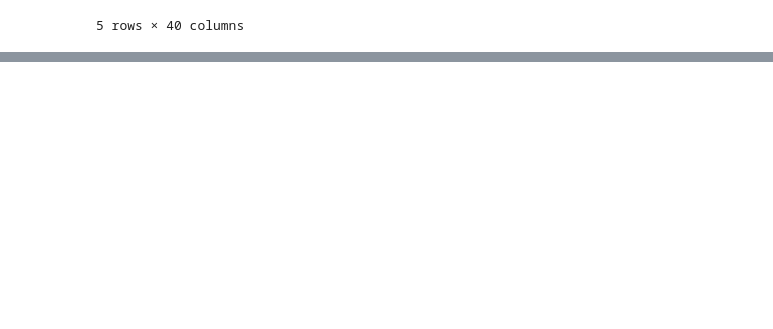
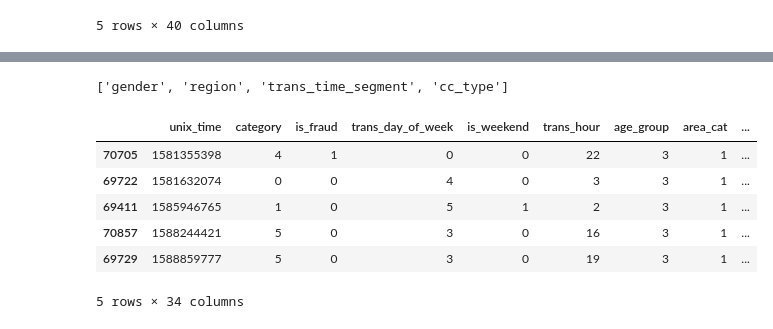
Before and after one commit to Myself-and-me/Credit_Card_Fraud_Detection, a Jupyter notebook: 04_ds18_ml-proj_feat-enginering.ipynb, the cells around one changed output, grey strips where cells are left out. Drawn from its saved outputs; the diff is of its cells as text; code cells hidden in the pictures; blank space fills up the shorter version.

```diff
--- a/04_ds18_ml-proj_feat-enginering.ipynb
+++ b/04_ds18_ml-proj_feat-enginering.ipynb
@@ -343,0 +413,13 @@ df_feat_eng.head()
+# %%
+# Extracted from columns
+'''
+'first', 'last',
+'street', 'city', 'state', 'zip' => geographical data,
+'lat', 'long', 'merch_lat', 'merch_long' => distance data
+'profile' => area urban|rural
+'age' => age group
+'''
+extracted_cols = ['city', 'state', 'zip', 'lat', 'long', 'merch_lat', 'merch_long', 'profile', 'age']
+# %%
+suggested_drop_cols = list(set(high_card_obj + identifier_cols + datetime_cols + redundant_cols + extracted_cols))
+suggested_drop_cols
@@ -343,0 +447,2 @@ df_feat_eng.head()
+# %%
+df_feat_eng = df_feat_eng.drop(columns=suggested_drop_cols)
@@ -343,0 +495,14 @@ df_feat_eng.head()
+# %%
+# Identify object columns with low cardinality suitable for one-hot encoding
+one_hot_candidates = [
+    col for col in df_feat_eng.columns
+    if df_feat_eng[col].dtype == 'object' and df_feat_eng[col].nunique() <= 10
+]
+
+# Create a summary of these columns with their unique value counts
+one_hot_summary = {
+    'column': one_hot_candidates,
+    'unique_values': [df_feat_eng[col].nunique() for col in one_hot_candidates]
+}
+
+pd.DataFrame(one_hot_summary).sort_values(by='unique_values', ascending=False)
@@ -343,0 +526,16 @@ df_feat_eng.head()
+# %%
+one_hot_candidates
+# %% [output]
+['gender', 'region', 'trans_time_segment', 'cc_type']
+# %%
+# Perform one-hot encoding
+df_feat_eng = pd.get_dummies(df_feat_eng, columns=one_hot_candidates, drop_first=False)
+df_feat_eng.head()
+# %% [output]
+|  | unix_time | category | is_fraud | trans_day_of_week | is_weekend | trans_hour | age_group | area_cat | ... |
+| 70705 | 1581355398 | 4 | 1 | 0 | 0 | 22 | 3 | 1 | ... |
+| 69722 | 1581632074 | 0 | 0 | 4 | 0 | 3 | 3 | 1 | ... |
+| 69411 | 1585946765 | 1 | 0 | 5 | 1 | 2 | 3 | 1 | ... |
+| 70857 | 1588244421 | 5 | 0 | 3 | 0 | 16 | 3 | 1 | ... |
+| 69729 | 1588859777 | 5 | 0 | 3 | 0 | 19 | 3 | 1 | ... |
+5 rows × 34 columns
```
Also changed, not shown: parts of 15 cells of this notebook.
